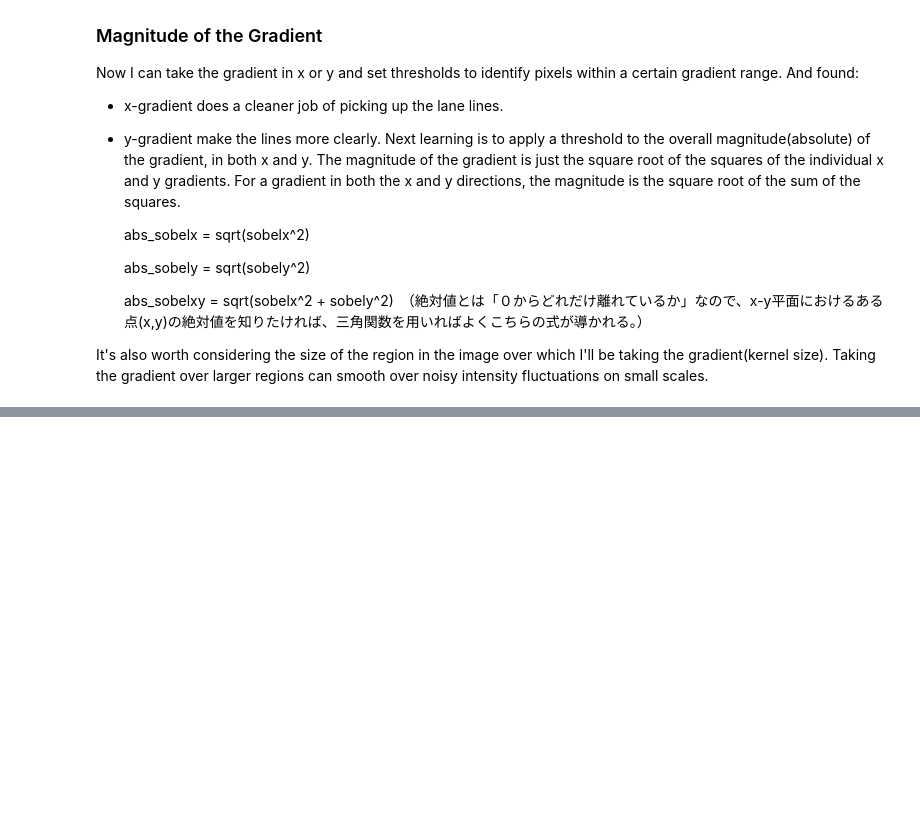
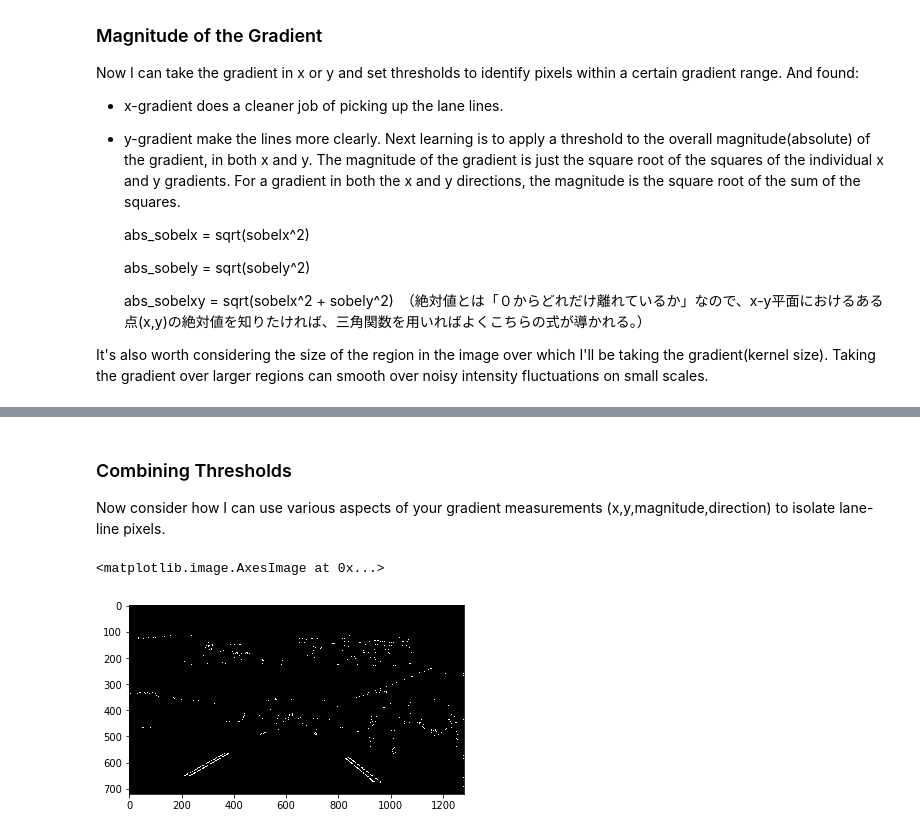
Before and after one commit to MasanaoMatsuda/tr-self-driving-cars, a Jupyter notebook: L7_Gradients&ColorSpaces.ipynb, the cells around one changed output, grey strips where cells are left out. Cells and saved outputs as stored; diff of their text form; code cells hidden in the pictures; blank space fills up the shorter version.

```diff
--- a/L7_Gradients&ColorSpaces.ipynb
+++ b/L7_Gradients&ColorSpaces.ipynb
@@ -115,0 +151,10 @@ plt.subplots_adjust(left=0., right=1, top=0.9, bottom=0.)
+# %% [markdown]
+### Combining Thresholds
+Now consider how I can use various aspects of your gradient measurements (x,y,magnitude,direction) to isolate lane-line pixels.
+# %%
+combined = np.zeros_like(dir_binary)
+combined[(dir_binary == 1) & (mag_binary == 1)] = 1
+plt.imshow(combined, cmap='gray')
+# %% [output]
+<matplotlib.image.AxesImage at 0x...>
+[figure, added]
```
Also changed, not shown: parts of 7 cells of this notebook.
